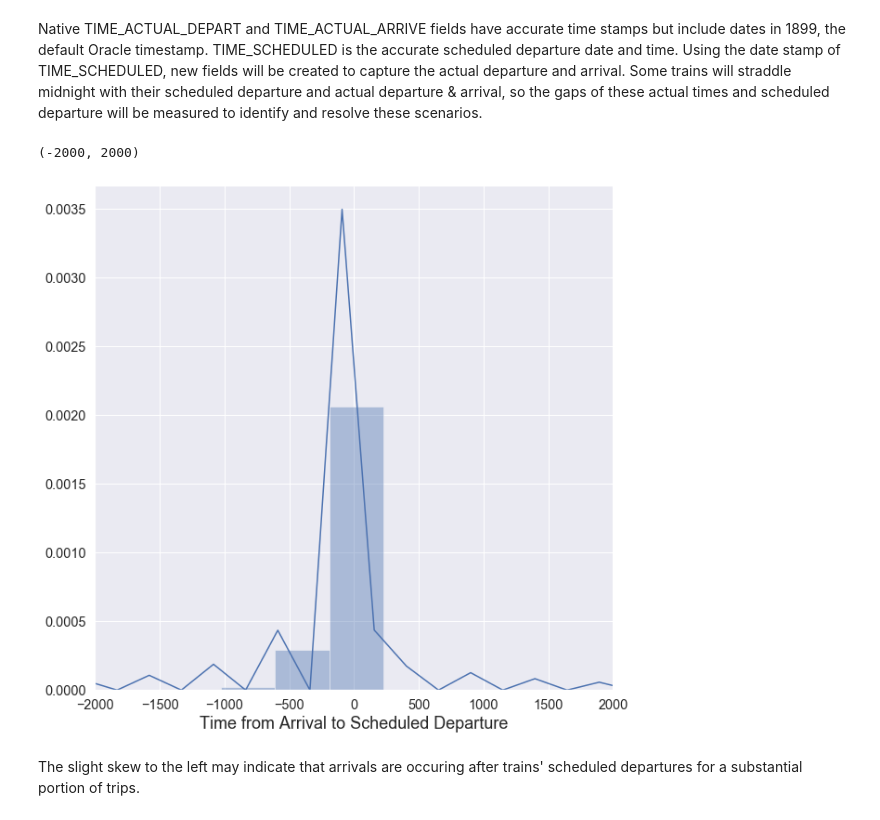
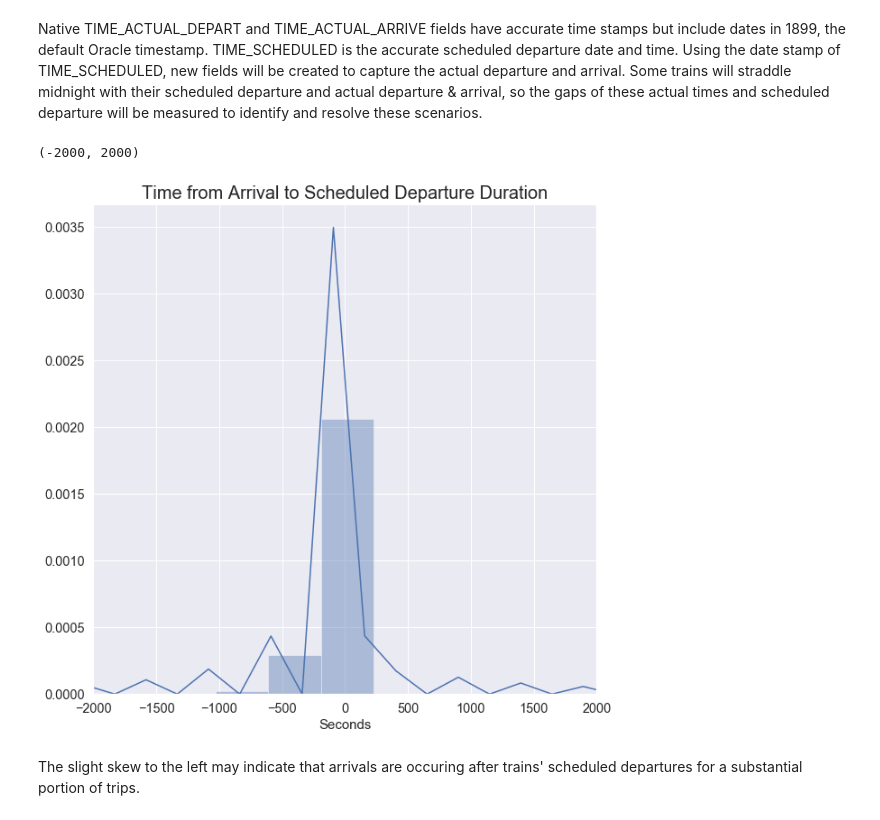
Before and after one commit to jasonsum/Springboard, a Jupyter notebook: RTD_capstone1/eda.ipynb, the cells around one changed output. Cells and saved outputs as stored; diff of their text form; code cells hidden in the pictures.

```diff
--- a/RTD_capstone1/eda.ipynb
+++ b/RTD_capstone1/eda.ipynb
@@ -14,12 +14,12 @@ import matplotlib.pylab as pylab
 import glob
 # %%
 # Plotting defaults
-params = {'legend.fontsize': 'x-large',
+params = {'legend.fontsize': 15,
          'axes.labelsize': 15,
-         'axes.titlesize':'large',
+         'axes.titlesize':20,
          'xtick.labelsize':'large',
          'ytick.labelsize':'large',
-         'legend.title_fontsize': 'x-large'
+         'legend.title_fontsize': 15
          }
 pylab.rcParams.update(params)
 # %% [markdown]
@@ -156,15 +158,16 @@ train_df = train_df.drop(['TIME_ACTUAL_DEPART','TIME_ACTUAL_ARRIVE','ARR_ADJUSTE
 # %%
 # Create a field that measures seconds from ARRIVAL to TIME_SCHEDULED, i.e. time from arrival to scheduled departure
 train_df['TIME_TO_SCH_DEPART'] = (train_df['TIME_SCHEDULED'] - train_df['ARRIVAL'])
 train_df['TIME_TO_SCH_DEPART'] = train_df['TIME_TO_SCH_DEPART']/np.timedelta64(1,'s')
 plt.figure(figsize=(10,10))
 sns.distplot(train_df['TIME_TO_SCH_DEPART'],
             bins = 75)
-plt.xlabel('Time from Arrival to Scheduled Departure')
+plt.xlabel('Seconds')
+plt.title('Time from Arrival to Scheduled Departure Duration')
 plt.xlim((-2000,2000))
 # %% [output]
 (-2000, 2000)
-[figure, old version]
+[figure, new version]
 # %% [markdown]
 The slight skew to the left may indicate that arrivals are occuring after trains' scheduled departures for a substantial portion of trips.
 # %% [markdown]
```
Also changed, not shown: parts of 24 cells of this notebook, 4 other files.
